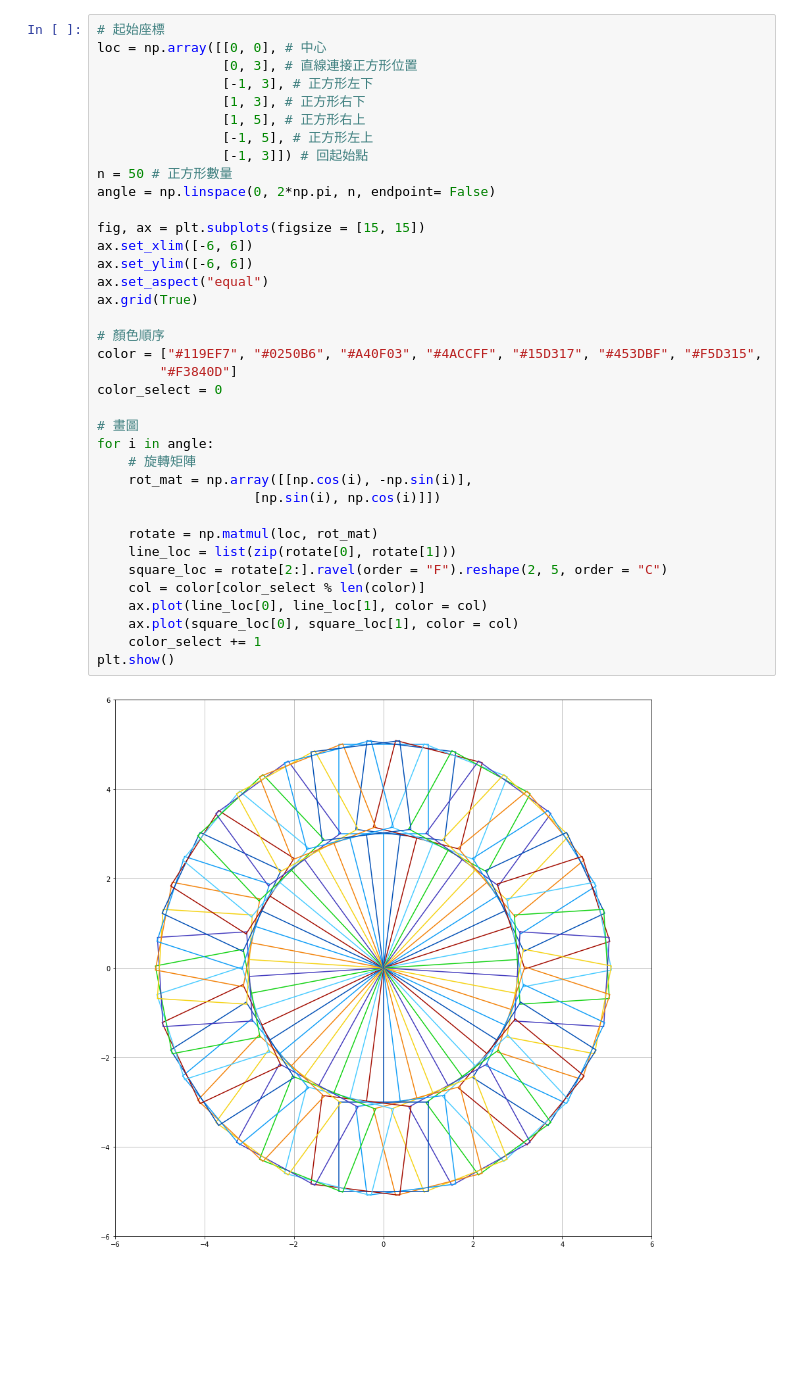
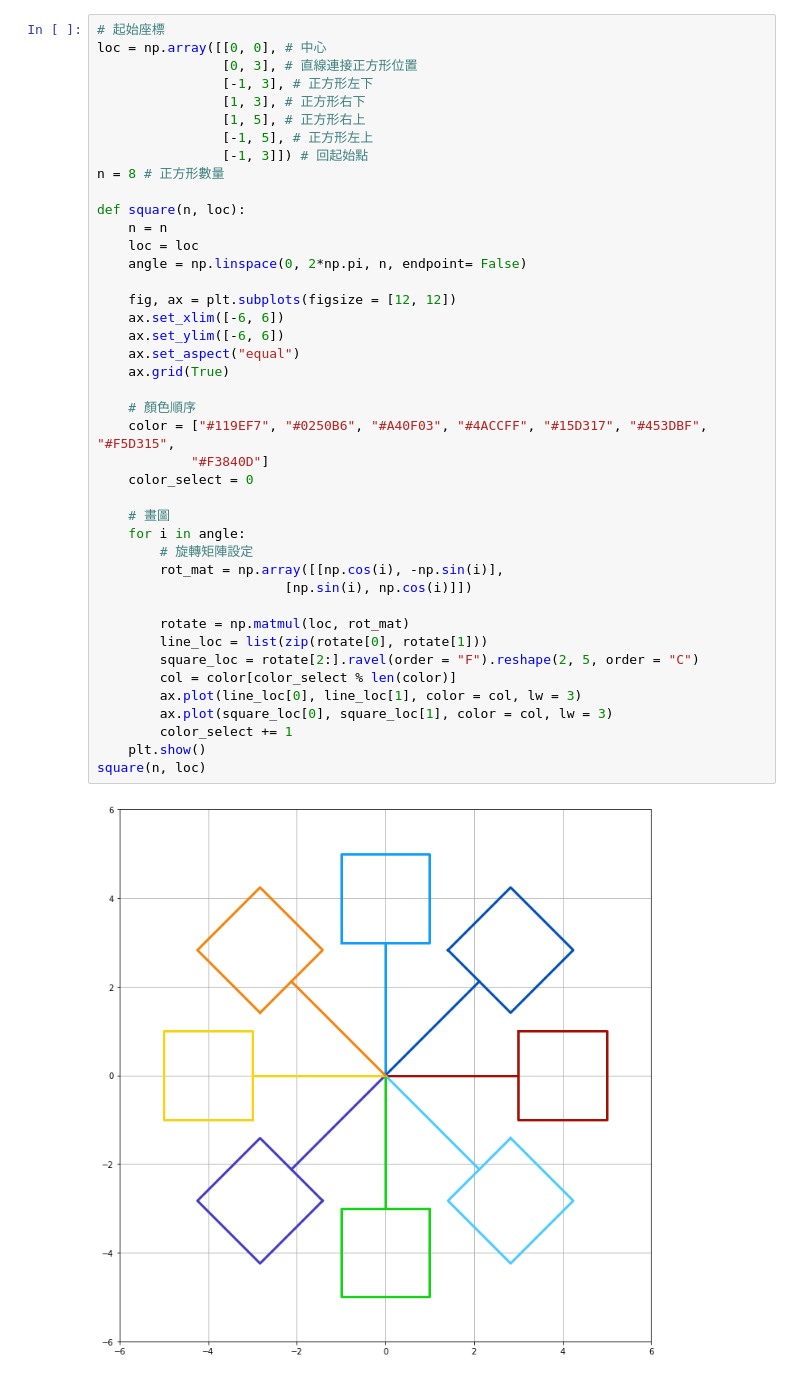
Before and after one commit to wavelolz/littlething, a Jupyter notebook: forlooping.ipynb, the cells around one changed output. Drawn from its saved outputs; the diff is of its cells as text; blank space fills up the shorter version.

```diff
--- a/forlooping.ipynb
+++ b/forlooping.ipynb
@@ -34,39 +111,44 @@ plt.show()
 # %%
 # 起始座標
 loc = np.array([[0, 0], # 中心
                 [0, 3], # 直線連接正方形位置
                 [-1, 3], # 正方形左下
                 [1, 3], # 正方形右下
                 [1, 5], # 正方形右上
                 [-1, 5], # 正方形左上
                 [-1, 3]]) # 回起始點
-n = 50 # 正方形數量
-angle = np.linspace(0, 2*np.pi, n, endpoint= False)
+n = 8 # 正方形數量
 
-fig, ax = plt.subplots(figsize = [15, 15])
-ax.set_xlim([-6, 6])
-ax.set_ylim([-6, 6])
-ax.set_aspect("equal")
-ax.grid(True)
+def square(n, loc):
+    n = n
+    loc = loc
+    angle = np.linspace(0, 2*np.pi, n, endpoint= False)
 
-# 顏色順序
-color = ["#119EF7", "#0250B6", "#A40F03", "#4ACCFF", "#15D317", "#453DBF", "#F5D315",
-        "#F3840D"]
-color_select = 0
+    fig, ax = plt.subplots(figsize = [12, 12])
+    ax.set_xlim([-6, 6])
+    ax.set_ylim([-6, 6])
+    ax.set_aspect("equal")
+    ax.grid(True)
 
-# 畫圖
-for i in angle:
-    # 旋轉矩陣
-    rot_mat = np.array([[np.cos(i), -np.sin(i)],
-                    [np.sin(i), np.cos(i)]])
+    # 顏色順序
+    color = ["#119EF7", "#0250B6", "#A40F03", "#4ACCFF", "#15D317", "#453DBF", "#F5D315",
+            "#F3840D"]
+    color_select = 0
 
-    rotate = np.matmul(loc, rot_mat)
-    line_loc = list(zip(rotate[0], rotate[1]))
-    square_loc = rotate[2:].ravel(order = "F").reshape(2, 5, order = "C")
-    col = color[color_select % len(color)]
-    ax.plot(line_loc[0], line_loc[1], color = col)
-    ax.plot(square_loc[0], square_loc[1], color = col)
-    color_select += 1
-plt.show()
+    # 畫圖
+    for i in angle:
+        # 旋轉矩陣設定
+        rot_mat = np.array([[np.cos(i), -np.sin(i)],
+                        [np.sin(i), np.cos(i)]])
+
+        rotate = np.matmul(loc, rot_mat)
+        line_loc = list(zip(rotate[0], rotate[1]))
+        square_loc = rotate[2:].ravel(order = "F").reshape(2, 5, order = "C")
+        col = color[color_select % len(color)]
+        ax.plot(line_loc[0], line_loc[1], color = col, lw = 3)
+        ax.plot(square_loc[0], square_loc[1], color = col, lw = 3)
+        color_select += 1
+    plt.show()
+square(n, loc)
 # %% [output]
-[figure, old version]
+[figure, new version]
```
Also changed, not shown: parts of 14 cells of this notebook, 1 other file.
